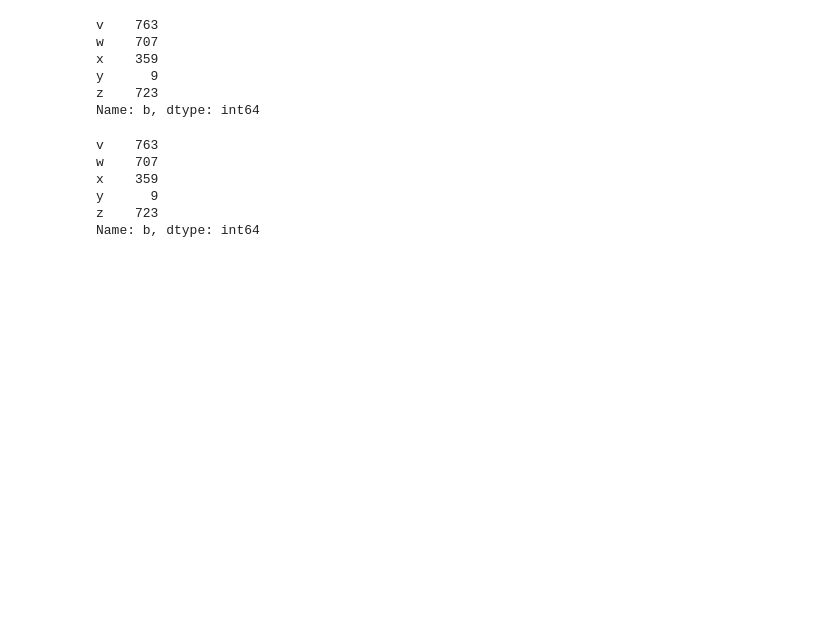
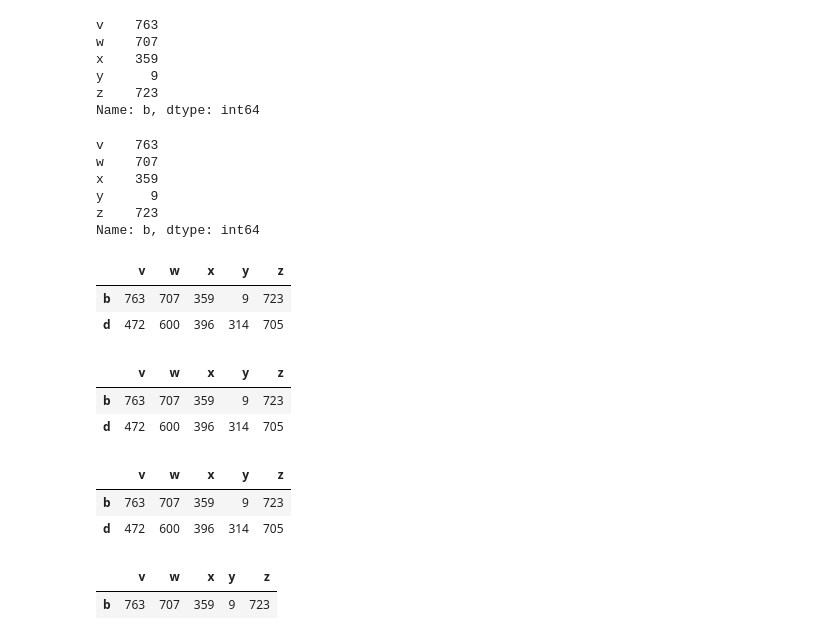
Before and after one commit to sumanthkm/Cisco-2021-12Dec-13, a Jupyter notebook: Cisco-2021-12Dec-14.ipynb, the cells around one changed output. Saved outputs shown, nothing was run; the diff lists cells and outputs as text; code cells hidden in the pictures; blank space fills up the shorter version.

```diff
--- a/Cisco-2021-12Dec-14.ipynb
+++ b/Cisco-2021-12Dec-14.ipynb
@@ -676,4 +676,30 @@ z    723
 Name: b, dtype: int64
 # %%
 # retrieve b and d
-df.loc[[]]
+# fancy indexing
+df.loc[['b', 'd']]
+# %% [output]
+|  | v | w | x | y | z |
+| b | 763 | 707 | 359 | 9 | 723 |
+| d | 472 | 600 | 396 | 314 | 705 |
+# %%
+# fancy indexing, but with positional numbers
+df.iloc[[1,3]]
+# %% [output]
+|  | v | w | x | y | z |
+| b | 763 | 707 | 359 | 9 | 723 |
+| d | 472 | 600 | 396 | 314 | 705 |
+# %%
+# we could use a slice with .loc
+# in Pandas, using .loc, with a non-numeric index, slices are up to AND INCLUDING
+df.loc['b':'d':2]
+# %% [output]
+|  | v | w | x | y | z |
+| b | 763 | 707 | 359 | 9 | 723 |
+| d | 472 | 600 | 396 | 314 | 705 |
+# %%
+# slices on numeric ranges are up t
+df.iloc[1:3:2]
+# %% [output]
+|  | v | w | x | y | z |
+| b | 763 | 707 | 359 | 9 | 723 |
```
